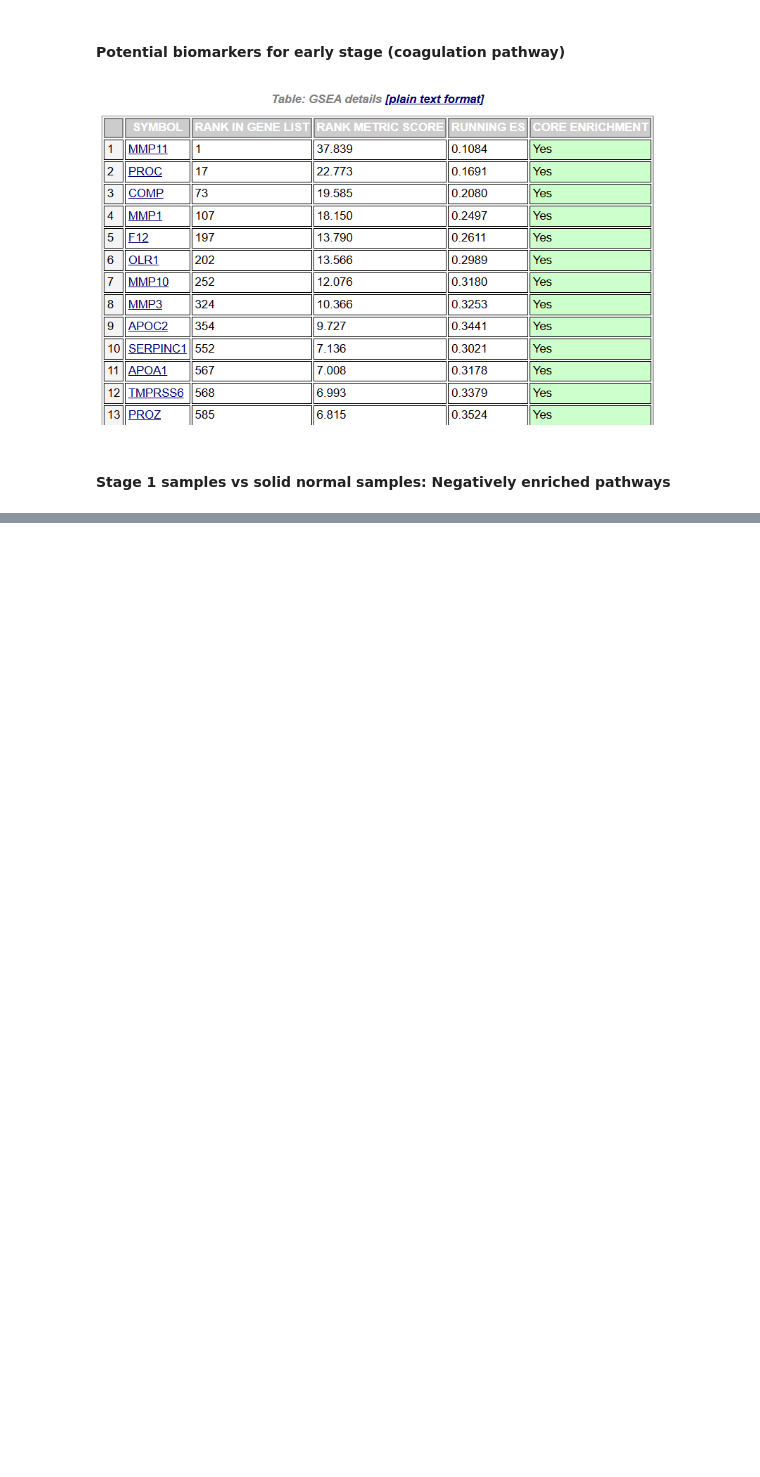
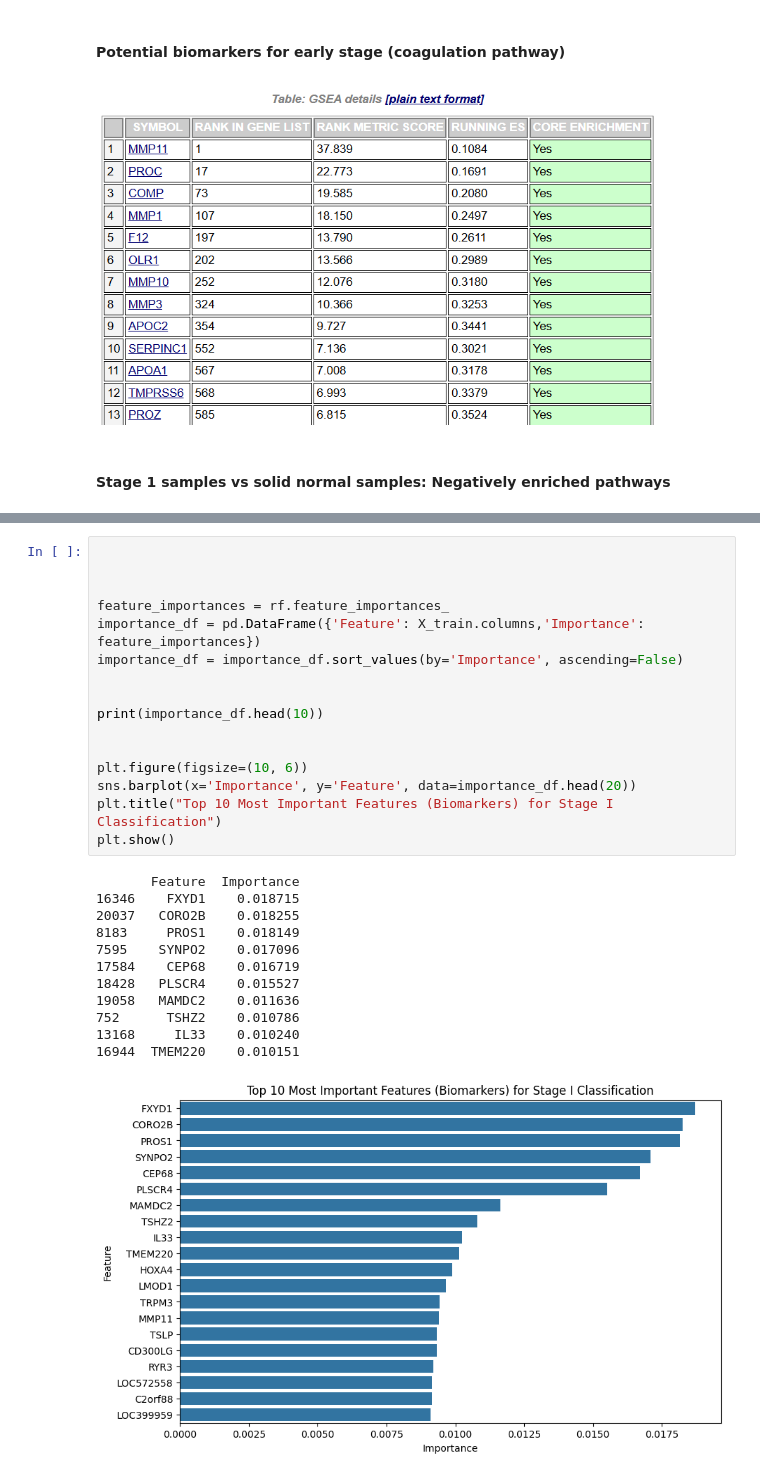
Before and after one commit to Neermita18/Multi-Omics-Breast-Cancer-BITS-Pilani, a Jupyter notebook: Early_stage_breast_cancer_biomarkers.ipynb, the cells around one changed output, grey strips where cells are left out. Drawn from its saved outputs; the diff is of its cells as text; blank space fills up the shorter version.

```diff
--- a/Early_stage_breast_cancer_biomarkers.ipynb
+++ b/Early_stage_breast_cancer_biomarkers.ipynb
@@ -416,0 +611,29 @@ gsea_1_2.to_csv("gsea_1_2.rnk", header=False, sep='\t')
+# %%
+
+
+
+feature_importances = rf.feature_importances_
+importance_df = pd.DataFrame({'Feature': X_train.columns,'Importance': feature_importances})
+importance_df = importance_df.sort_values(by='Importance', ascending=False)
+
+
+print(importance_df.head(10))
+
+
+plt.figure(figsize=(10, 6))
+sns.barplot(x='Importance', y='Feature', data=importance_df.head(20))
+plt.title("Top 10 Most Important Features (Biomarkers) for Stage I Classification")
+plt.show()
+# %% [output]
+       Feature  Importance
+16346    FXYD1    0.018715
+20037   CORO2B    0.018255
+8183     PROS1    0.018149
+7595    SYNPO2    0.017096
+17584    CEP68    0.016719
+18428   PLSCR4    0.015527
+19058   MAMDC2    0.011636
+752      TSHZ2    0.010786
+13168     IL33    0.010240
+16944  TMEM220    0.010151
+[figure, added]
```
Also changed, not shown: parts of 26 cells of this notebook.
